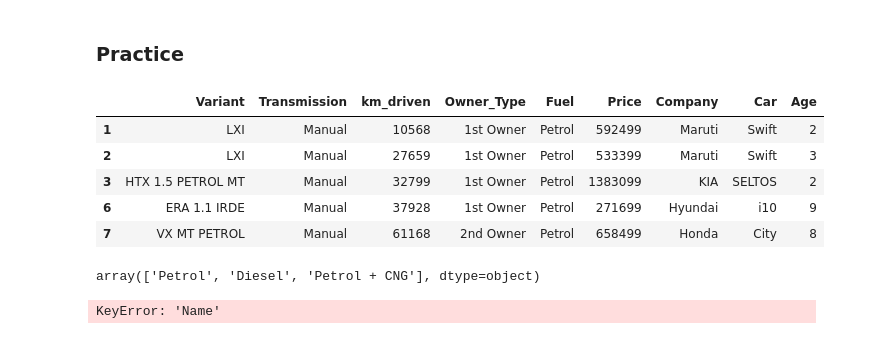
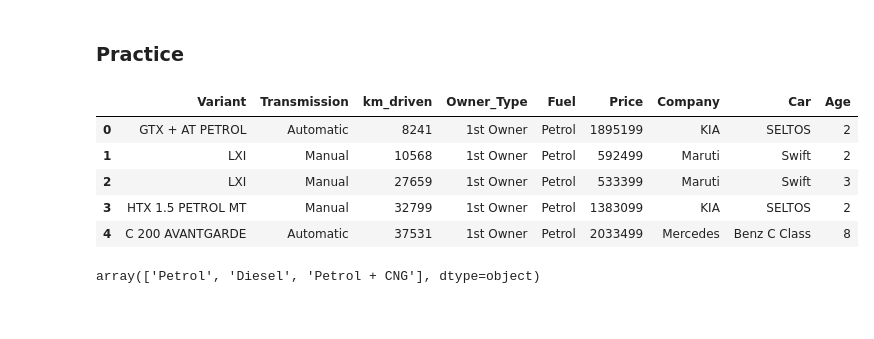
Before and after one commit to utkarshbelkhede/LeastSquare, a Jupyter notebook: notebook/LeastSquare.ipynb, the cells around one changed output. Saved outputs shown, nothing was run; the diff lists cells and outputs as text; code cells hidden in the pictures.

Commit message:
fixed train_model

```diff
--- a/notebook/LeastSquare.ipynb
+++ b/notebook/LeastSquare.ipynb
@@ -106,0 +90,3 @@ cars.head()
+# %%
+data = feature_engineering(data)
+data.head()
@@ -152,7 +145,7 @@ plt.show()
 # %% [markdown]
 ##### 4.5 Dropping NA values
 # %%
-cars.dropna(inplace=True)
+data.dropna(inplace=True)
 # %% [markdown]
 Approximately, **3% values are Na**. Therefore, to simplify things, we dropped them.
 # %% [markdown]
@@ -221,5 +214,5 @@ cars['Transmission'].unique()
 # %% [output]
 array(['Automatic', 'Manual', 'AUTOMATIC'], dtype=object)
 # %%
-cars['Transmission'] = np.where(cars['Transmission'] == 'AUTOMATIC', 'Automatic', cars['Transmission'])
+data['Transmission'] = np.where(data['Transmission'] == 'AUTOMATIC', 'Automatic', data['Transmission'])
 # %%
@@ -562,9 +589,9 @@ metrics_df
 # %%
 import pickle
 # %%
-data = {"lr": lr, "ridge": ridge, "lasso": lasso}
+save_data = {"lr": lr, "ridge": ridge, "lasso": lasso}
 
-pickle.dump(data,open('../pickle/LinearRegressionModel.pkl','wb'))
+pickle.dump(save_data,open('../pickle/RegressionModel.pkl','wb'))
 # %% [markdown]
 #### 10. Prediction
 # %% [markdown]
@@ -756,12 +718,12 @@ https://www.youtube.com/watch?v=iRCaMnR_bpA&t=144s
 # %% [markdown]
 ### Practice
 # %%
-cars.head()
+data.head()
 # %% [output]
 |  | Variant | Transmission | km_driven | Owner_Type | Fuel | Price | Company | Car | Age |
+| 0 | GTX + AT PETROL | Automatic | 8241 | 1st Owner | Petrol | 1895199 | KIA | SELTOS | 2 |
 | 1 | LXI | Manual | 10568 | 1st Owner | Petrol | 592499 | Maruti | Swift | 2 |
 | 2 | LXI | Manual | 27659 | 1st Owner | Petrol | 533399 | Maruti | Swift | 3 |
 | 3 | HTX 1.5 PETROL MT | Manual | 32799 | 1st Owner | Petrol | 1383099 | KIA | SELTOS | 2 |
-| 6 | ERA 1.1 IRDE | Manual | 37928 | 1st Owner | Petrol | 271699 | Hyundai | i10 | 9 |
-| 7 | VX MT PETROL | Manual | 61168 | 2nd Owner | Petrol | 658499 | Honda | City | 8 |
+| 4 | C 200 AVANTGARDE | Automatic | 37531 | 1st Owner | Petrol | 2033499 | Mercedes | Benz C Class | 8 |
 # %%
@@ -769,7 +731,2 @@ cars["Fuel"].unique()
 # %% [output]
 array(['Petrol', 'Diesel', 'Petrol + CNG'], dtype=object)
-# %%
-name = list(set(cars["Name"]))
-name
-# %% [output]
-KeyError: 'Name'
```
Also changed, not shown: parts of 53 cells of this notebook, 6 other files.
